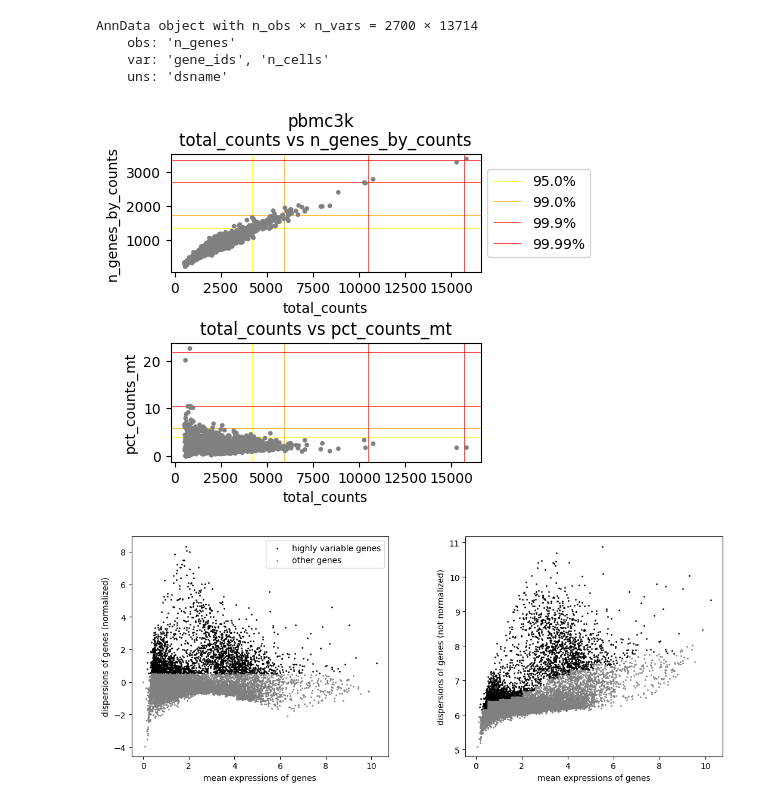
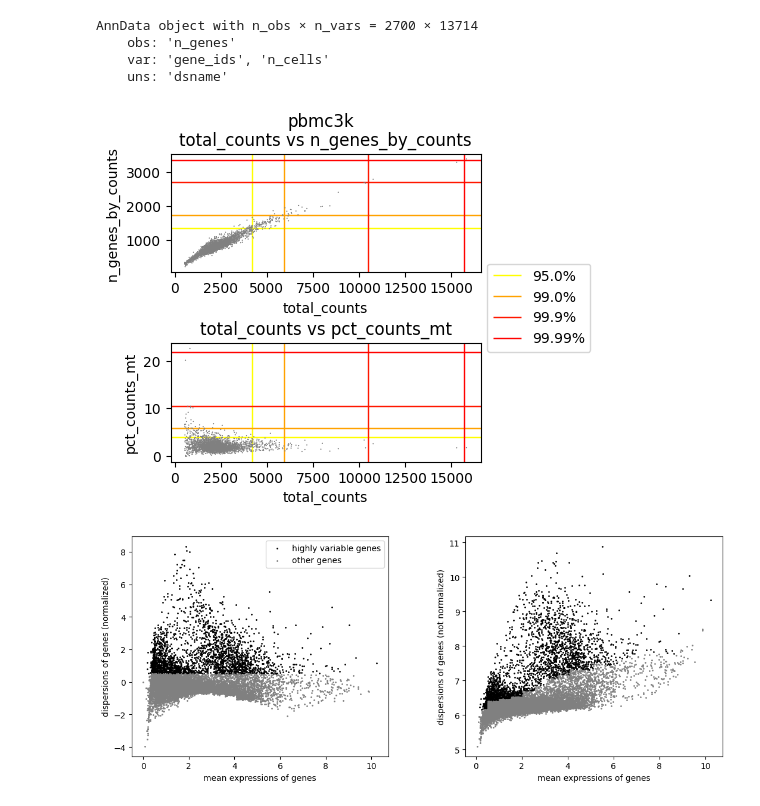
Before and after one commit to yo-aka-gene/grnet, a Jupyter notebook: docs/notebooks/pbmc3k_viz.ipynb, the cells around one changed output. Saved outputs shown, nothing was run; the diff lists cells and outputs as text; code cells hidden in the pictures.

```diff
--- a/docs/notebooks/pbmc3k_viz.ipynb
+++ b/docs/notebooks/pbmc3k_viz.ipynb
@@ -43,37 +45,39 @@ for k, v in {"pbmc3k": conf.data}.items():
     v.var['mt'] = v.var_names.str.startswith('MT-')
     sc.pp.calculate_qc_metrics(v, qc_vars=['mt'], percent_top=None, log1p=False, inplace=True)
 
     fig, ax = plt.subplots(2, 1, figsize=(4, 4))
     plt.subplots_adjust(hspace=.6)
 
     for a, y in zip(ax, ["n_genes_by_counts", "pct_counts_mt"]):
-        sc.pl.scatter(v, x="total_counts", y=y, ax=a, show=False)
+        sc.pl.scatter(v, x="total_counts", y=y, ax=a, size=3, show=False)
         area = [.95, .99, .999, .9999]
         xlims, ylims = a.get_xlim(), a.get_ylim()
         for xval, yval, q in zip(
             get_quantiles(v, "total_counts", area=area),
             get_quantiles(v, y, area=area),
             area
         ):
             kwargs = dict(
-                zorder=-1, linewidth=.5,
+                zorder=-1, linewidth=1,
                 color=plt.cm.autumn_r(q ** 100)
             )
             a.vlines(xval, *ylims, **kwargs)
             a.hlines(yval, *xlims, label=f"{100 * q}%", **kwargs)
         if y == "n_genes_by_counts":
-            a.legend(loc="center left", bbox_to_anchor=(1, .5))
+            a.legend(loc="center left", bbox_to_anchor=(1, -.3))
         a.set_title(f"total_counts vs {y}")
         a.set(xlim=xlims, ylim=ylims)
 
 
     fig.suptitle(
         k,
         verticalalignment="center",
         y=.96
     );
+
+    fig.savefig(f"{conf.export}/qc.png", **kwarg_savefig)
 # %% [output]
-[figure, old version]
+[figure, new version]
 # %%
 filter_dict = {
     "n_genes_by_counts": lambda x: x < 2500,
```
Also changed, not shown: parts of 38 cells of this notebook.
